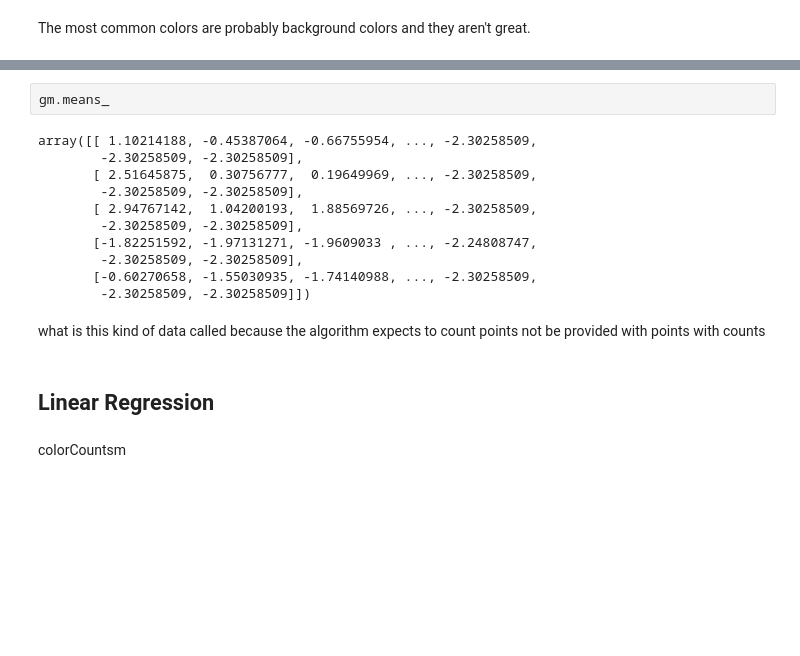
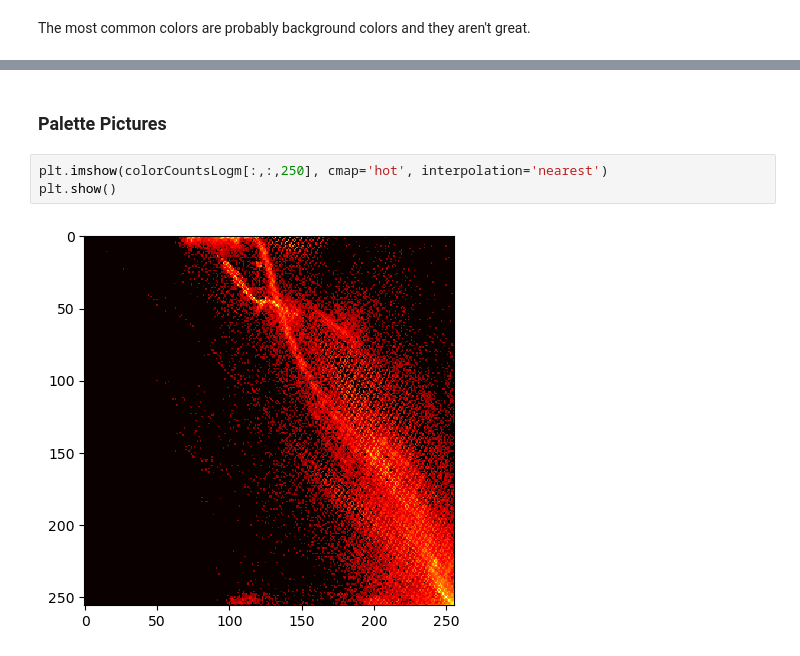
Before and after one commit to CoralCoveCreates/Chem-Game---Jellybean, a Jupyter notebook: Art/Python-Analytics/ColorPaletteAnalysis.ipynb, the cells around one changed output, grey strips where cells are left out. Cells and saved outputs as stored; diff of their text form; blank space fills up the shorter version.

```diff
--- a/Art/Python-Analytics/ColorPaletteAnalysis.ipynb
+++ b/Art/Python-Analytics/ColorPaletteAnalysis.ipynb
@@ -457,19 +445,7 @@ gm = GaussianMixture(n_components=5, random_state=0).fit(colorCountsLogm[:,:,30]
-# %%
-gm.means_
-# %% [output]
-array([[ 1.10214188, -0.45387064, -0.66755954, ..., -2.30258509,
-        -2.30258509, -2.30258509],
-       [ 2.51645875,  0.30756777,  0.19649969, ..., -2.30258509,
-        -2.30258509, -2.30258509],
-       [ 2.94767142,  1.04200193,  1.88569726, ..., -2.30258509,
-        -2.30258509, -2.30258509],
-       [-1.82251592, -1.97131271, -1.9609033 , ..., -2.24808747,
-        -2.30258509, -2.30258509],
-       [-0.60270658, -1.55030935, -1.74140988, ..., -2.30258509,
-        -2.30258509, -2.30258509]])
-# %% [markdown]
-what is this kind of data called because the algorithm expects to count points not be provided with points with counts
-# %% [markdown]
-## Linear Regression
-# %% [markdown]
-colorCountsm
+# %% [markdown]
+### Palette Pictures
+# %%
+plt.imshow(colorCountsLogm[:,:,250], cmap='hot', interpolation='nearest')
+plt.show()
+# %% [output]
+[figure, added]
```
Also changed, not shown: parts of 48 cells of this notebook, 5 other files.
